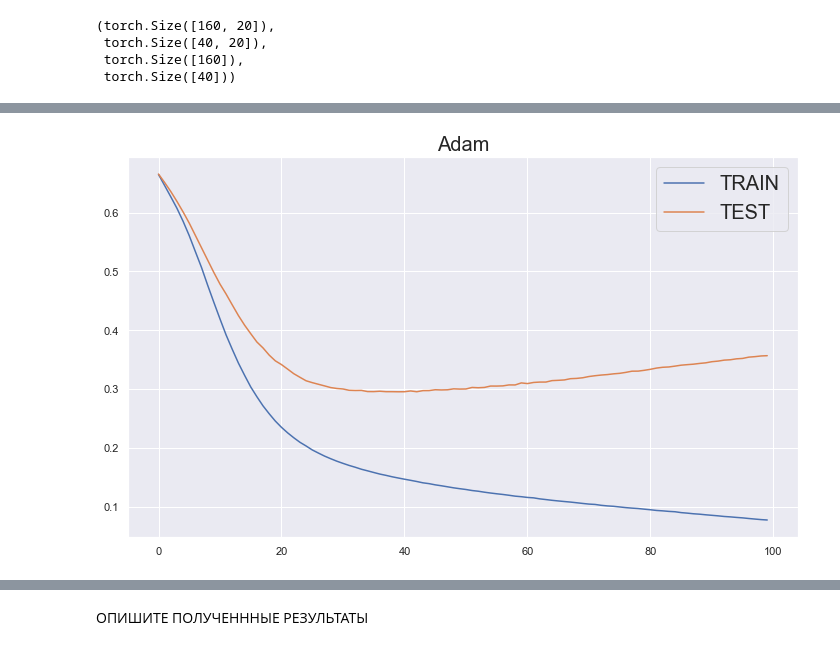
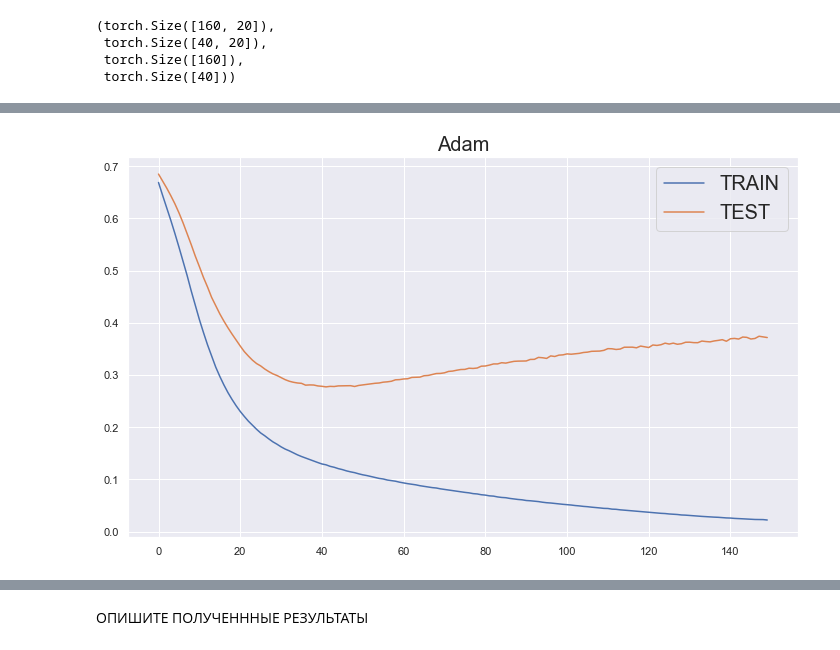
Before and after one commit to surkovv/optimization_hw, a Jupyter notebook: HW_8_optimizers.ipynb, the cells around one changed output, grey strips where cells are left out. Cells and saved outputs as stored; diff of their text form; code cells hidden in the pictures.

```diff
--- a/HW_8_optimizers.ipynb
+++ b/HW_8_optimizers.ipynb
@@ -148,7 +148,7 @@ optimizer = optim.Adam(model.parameters())
 
 sns.set()
 # колво эпох. Меняйте
-n_epochs = 100
+n_epochs = 150
 
 # размер батча. Тоже меняйте если хотите
 batch_size = 8
@@ -182,34 +182,34 @@ for epoch in range(n_epochs):
 
         #  your code here
         optimizer.step()
 
 
     # Будем проверять как отрабатывает модель на тестовом датасете (ЗАЧЕМ?)
     # ТАк еж разбиваем на батчи, считаем лосс, но веса модели не обновляем
     test_permutation = torch.randperm(x_test.size()[0])
     loss_test_array = []
     model.eval()
     for i in range(0,x_test.size()[0], batch_size):
 
         indices = test_permutation[i:i+batch_size]
         batch_x, batch_y = x_test[indices], y_test[indices]
         outputs = model.forward(batch_x)
         loss = criterion(outputs.squeeze(), batch_y)
         loss_test_array.append(loss.item())
 
     # усредняем лосс на обучении и тесте по эпохе  и выводим график
     epoch_array.append(np.mean(loss_array))
     epoch_test_array.append(np.mean(loss_test_array))
 
     display.clear_output(wait=True)
     plt.figure(figsize =(12, 7))
     plt.plot(epoch_array, label ="TRAIN")
     plt.plot(epoch_test_array, label ="TEST")
     plt.legend(loc="best", fontsize=20)
     plt.title('Adam', fontsize=20)
     plt.show()
 # %% [output]
-[figure, old version]
+[figure, new version]
 # %%
 # модель
 model = MLP(20, 10)
```
Also changed, not shown: parts of 4 cells of this notebook.
